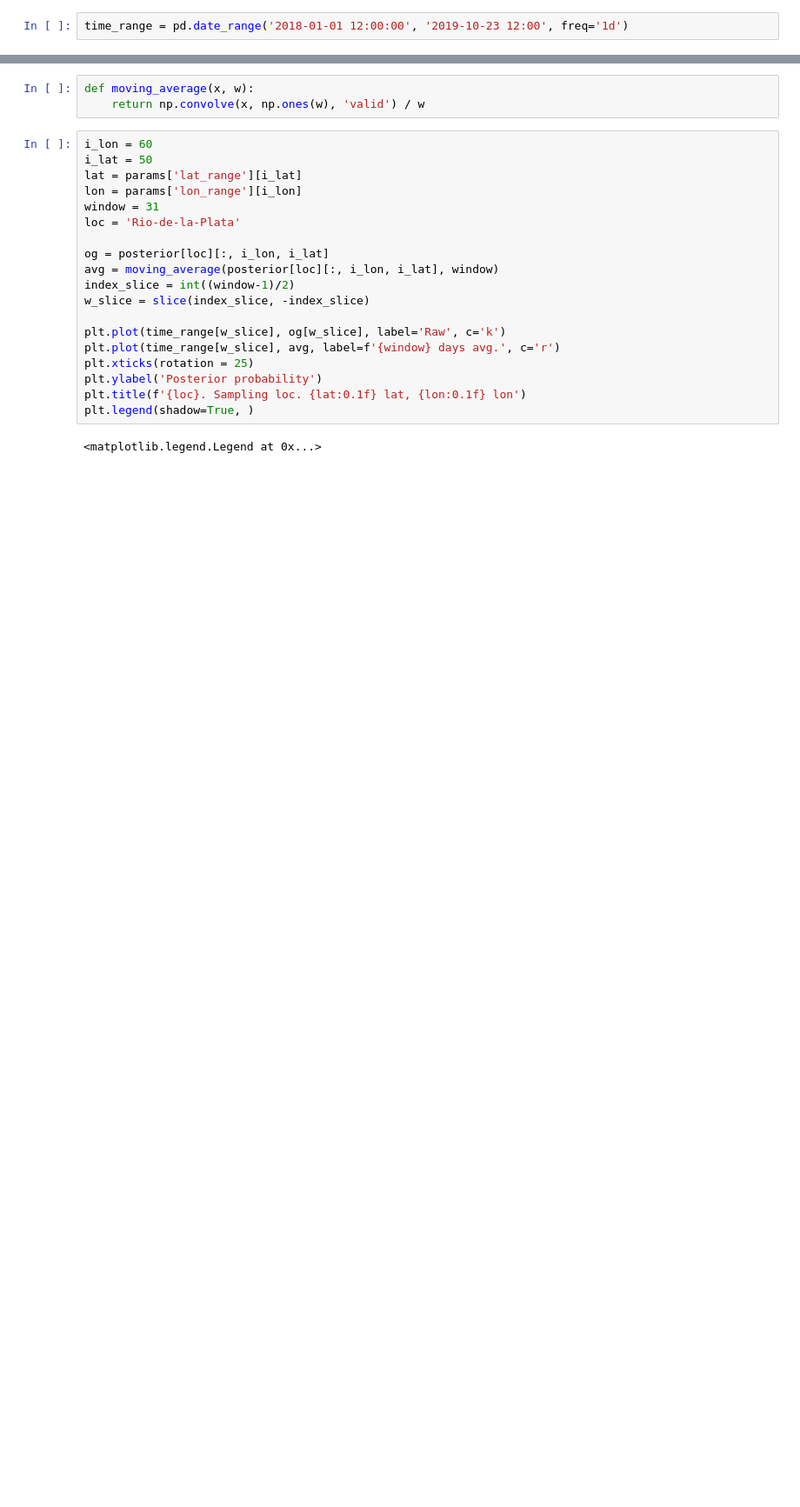
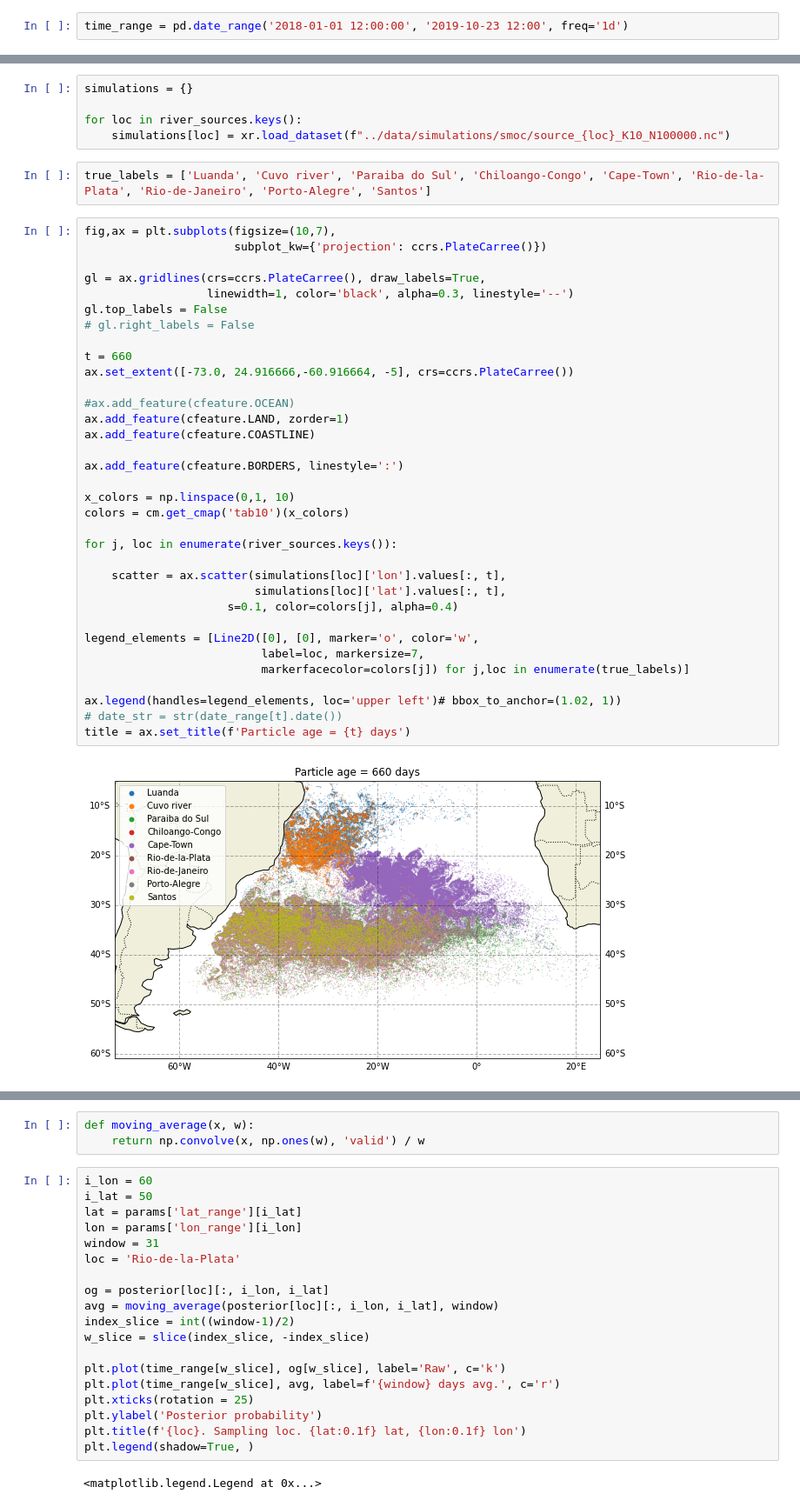
Before and after one commit to OceanParcels/BayesianAnalysis_SouthAtlantic, a Jupyter notebook: notebooks/time_series_analysis.ipynb, the cells around one changed output, grey strips where cells are left out. Shown at 87% size. Drawn from its saved outputs; the diff is of its cells as text; blank space fills up the shorter version.

```diff
--- a/notebooks/time_series_analysis.ipynb
+++ b/notebooks/time_series_analysis.ipynb
@@ -53,0 +168,43 @@ Text(0.4, 0.2, 'Current date: 2019-10-23 12:00:00')
+# %%
+simulations = {}
+
+for loc in river_sources.keys():
+    simulations[loc] = xr.load_dataset(f"../data/simulations/smoc/source_{loc}_K10_N100000.nc")
+# %%
+true_labels = ['Luanda', 'Cuvo river', 'Paraiba do Sul', 'Chiloango-Congo', 'Cape-Town', 'Rio-de-la-Plata', 'Rio-de-Janeiro', 'Porto-Alegre', 'Santos']
+# %%
+fig,ax = plt.subplots(figsize=(10,7),
+                      subplot_kw={'projection': ccrs.PlateCarree()})
+
+gl = ax.gridlines(crs=ccrs.PlateCarree(), draw_labels=True,
+                  linewidth=1, color='black', alpha=0.3, linestyle='--')
+gl.top_labels = False
+# gl.right_labels = False
+
+t = 660
+ax.set_extent([-73.0, 24.916666,-60.916664, -5], crs=ccrs.PlateCarree())
+
+#ax.add_feature(cfeature.OCEAN)
+ax.add_feature(cfeature.LAND, zorder=1)
+ax.add_feature(cfeature.COASTLINE)
+
+ax.add_feature(cfeature.BORDERS, linestyle=':')
+
+x_colors = np.linspace(0,1, 10)
+colors = cm.get_cmap('tab10')(x_colors)
+
+for j, loc in enumerate(river_sources.keys()):
+
+    scatter = ax.scatter(simulations[loc]['lon'].values[:, t],
+                         simulations[loc]['lat'].values[:, t],
+                     s=0.1, color=colors[j], alpha=0.4)
+
+legend_elements = [Line2D([0], [0], marker='o', color='w',
+                          label=loc, markersize=7,
+                          markerfacecolor=colors[j]) for j,loc in enumerate(true_labels)]
+
+ax.legend(handles=legend_elements, loc='upper left')# bbox_to_anchor=(1.02, 1))
+# date_str = str(date_range[t].date())
+title = ax.set_title(f'Particle age = {t} days')
+# %% [output]
+[figure, added]
```
Also changed, not shown: parts of 32 cells of this notebook, 5 other files.
